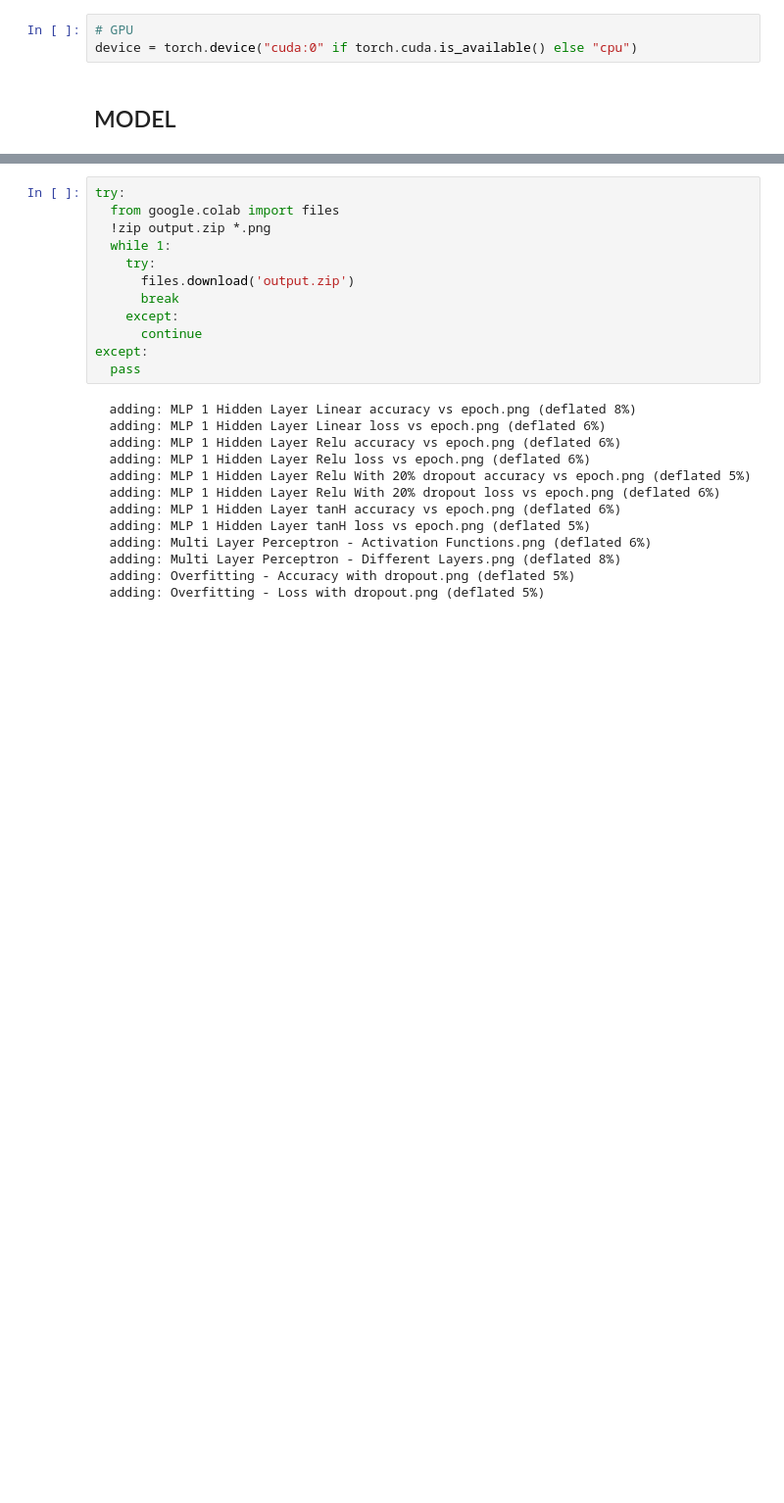
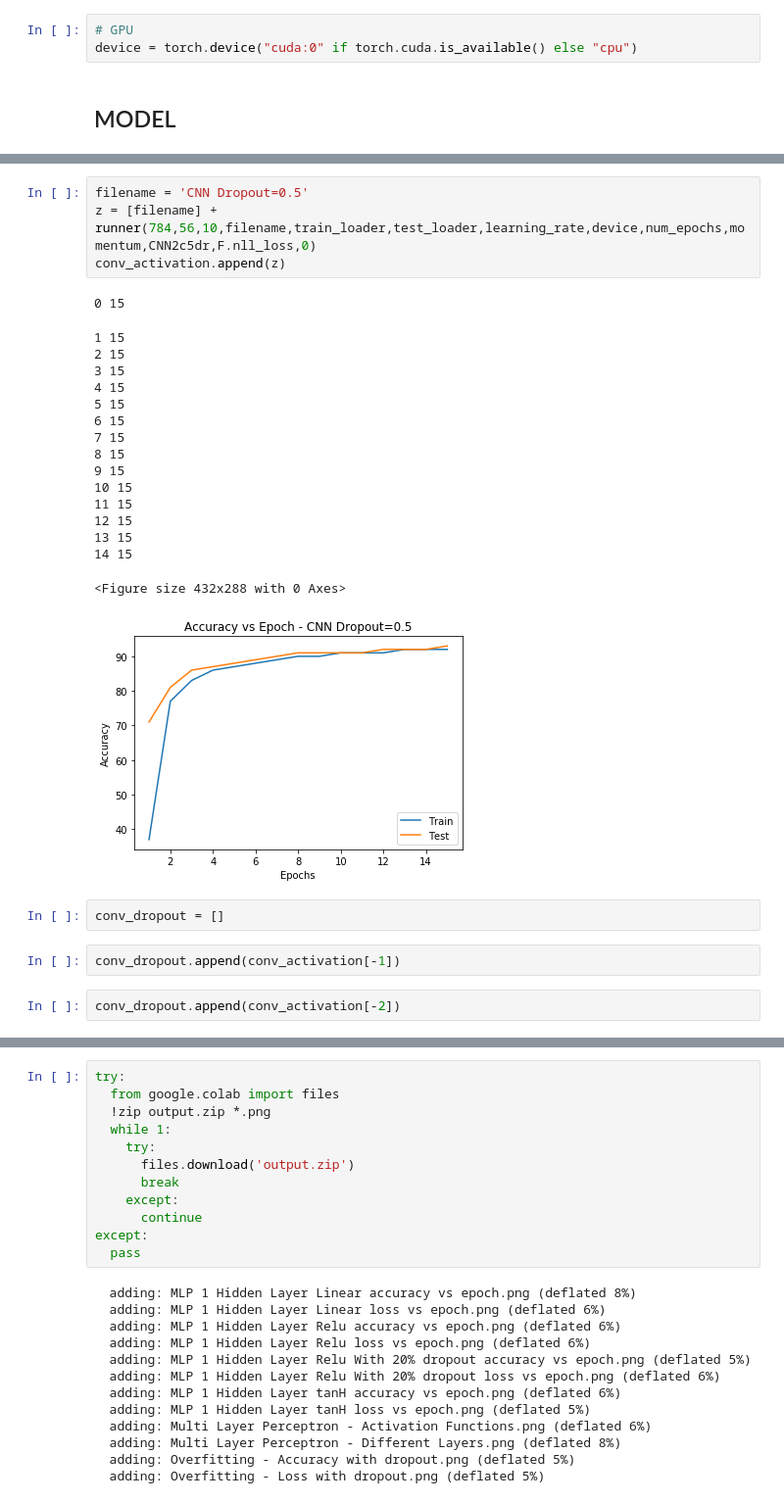
Before and after one commit to abhinavhinger12/CS574, a Jupyter notebook: mnist/MLP.ipynb, the cells around one changed output, grey strips where cells are left out. Shown at 98% size. Drawn from its saved outputs; the diff is of its cells as text; blank space fills up the shorter version.

```diff
--- a/mnist/MLP.ipynb
+++ b/mnist/MLP.ipynb
@@ -281,0 +695,28 @@ dropouts.append(z)
+# %%
+filename = 'CNN Dropout=0.5'
+z = [filename] + runner(784,56,10,filename,train_loader,test_loader,learning_rate,device,num_epochs,momentum,CNN2c5dr,F.nll_loss,0)
+conv_activation.append(z)
+# %% [output]
+0 15
+1 15
+2 15
+3 15
+4 15
+5 15
+6 15
+7 15
+8 15
+9 15
+10 15
+11 15
+12 15
+13 15
+14 15
+<Figure size 432x288 with 0 Axes>
+[figure, added]
+# %%
+conv_dropout = []
+# %%
+conv_dropout.append(conv_activation[-1])
+# %%
+conv_dropout.append(conv_activation[-2])
```
Also changed, not shown: parts of 9 cells of this notebook, 2 other files.
